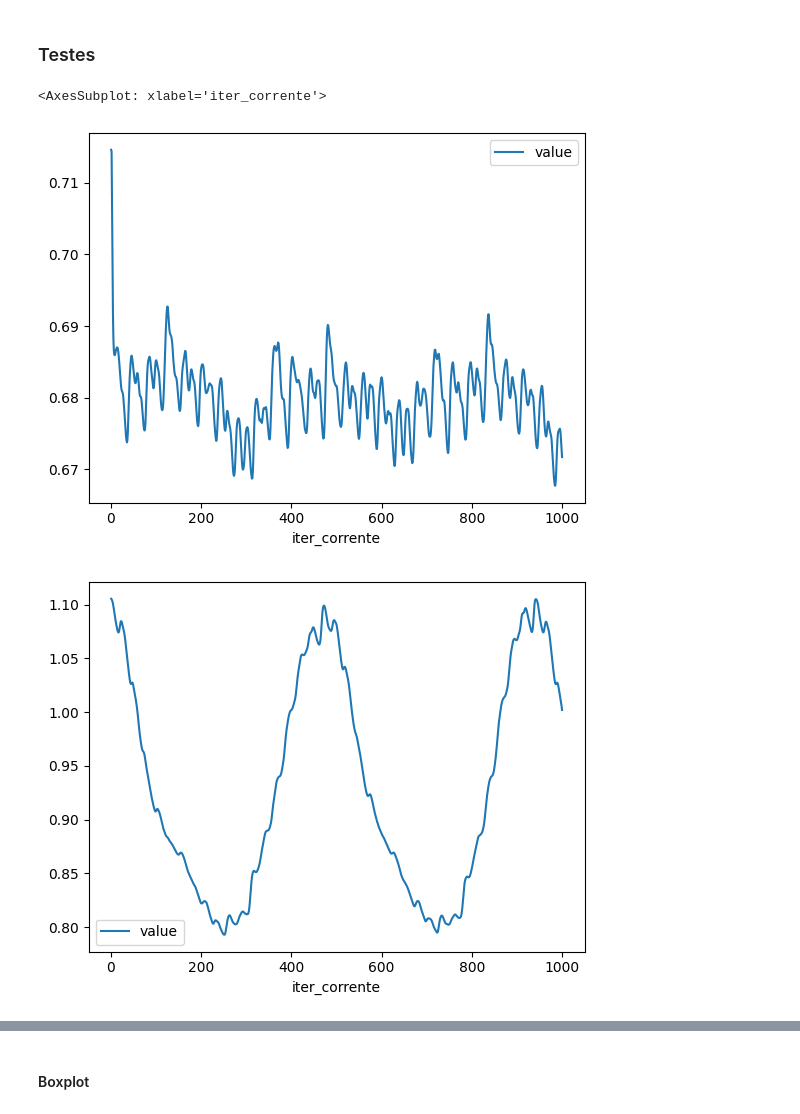
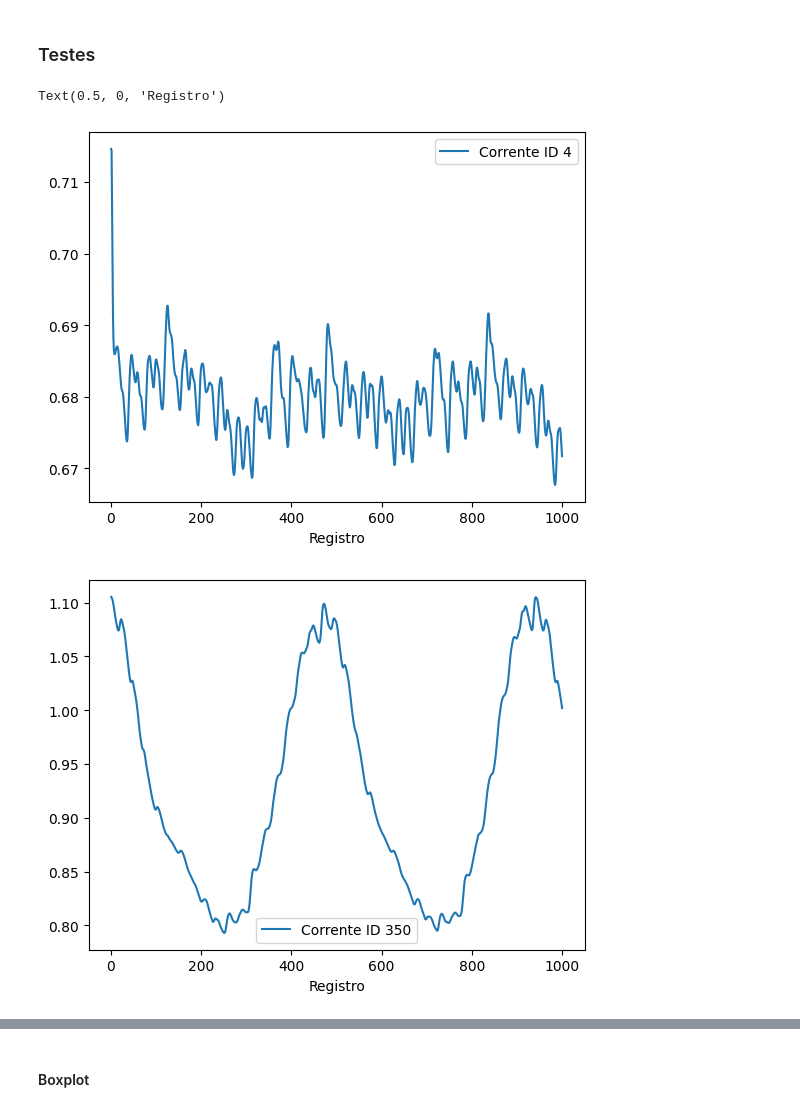
Before and after one commit to FQAlmeida/ML-Engine-Classification, a Jupyter notebook: src/main.ipynb, the cells around one changed output, grey strips where cells are left out. Drawn from its saved outputs; the diff is of its cells as text; code cells hidden in the pictures.

```diff
--- a/src/main.ipynb
+++ b/src/main.ipynb
@@ -214,14 +351,20 @@ df_state_1 = df.loc[df['estado'] == 1]
 df_state_2 = df.loc[df['estado'] == 2]
 # %%
 melted = df_state_0.melt(id_vars=("id_teste", "iter_corrente"), value_vars=("corrente",))
-melted.loc[melted['id_teste'] == 4].loc[melted['value'] < 1.2].plot(x="iter_corrente", y="value")
+ax = melted.loc[melted['id_teste'] == 4].loc[melted['value'] < 1.2].plot(x="iter_corrente", y="value")
+ax.legend(["Corrente ID 4"])
+ax.set_xlabel("Registro")
 
 melted = df_state_1.melt(id_vars=("id_teste", "iter_corrente"), value_vars=("corrente",))
-melted.loc[melted['id_teste'] == 350].loc[melted['value'] < 1.2].plot(x="iter_corrente", y="value")
+ax = melted.loc[melted['id_teste'] == 350].loc[melted['value'] < 1.2].plot(x="iter_corrente", y="value")
+ax.legend(["Corrente ID 350"])
+ax.set_xlabel("Registro")
 
 melted = df_state_2.melt(id_vars=("id_teste", "iter_corrente"), value_vars=("corrente",))
-melted.loc[melted['id_teste'] == 450].loc[melted['value'] < 1.2].plot(x="iter_corrente", y="value")
+ax = melted.loc[melted['id_teste'] == 450].loc[melted['value'] < 1.2].plot(x="iter_corrente", y="value")
+ax.legend(["Corrente ID 450"])
+ax.set_xlabel("Registro")
 # %% [output]
-<AxesSubplot: xlabel='iter_corrente'>
+Text(0.5, 0, 'Registro')
-[figure, old version]
+[figure, new version]
-[figure, old version]
+[figure, new version]
```
Also changed, not shown: parts of 20 cells of this notebook, 16 other files.
